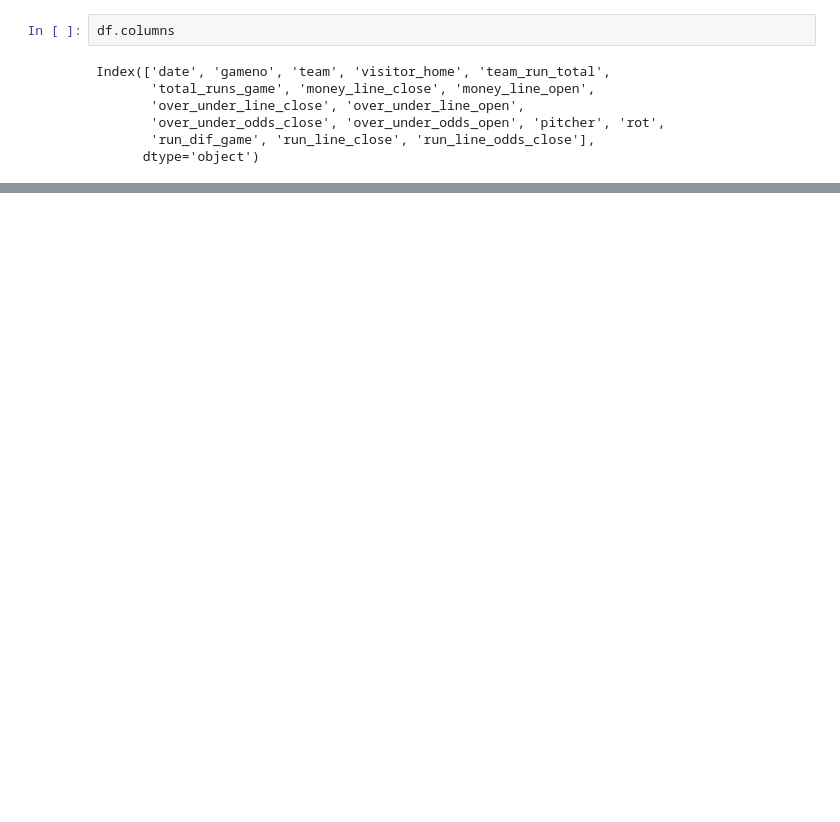
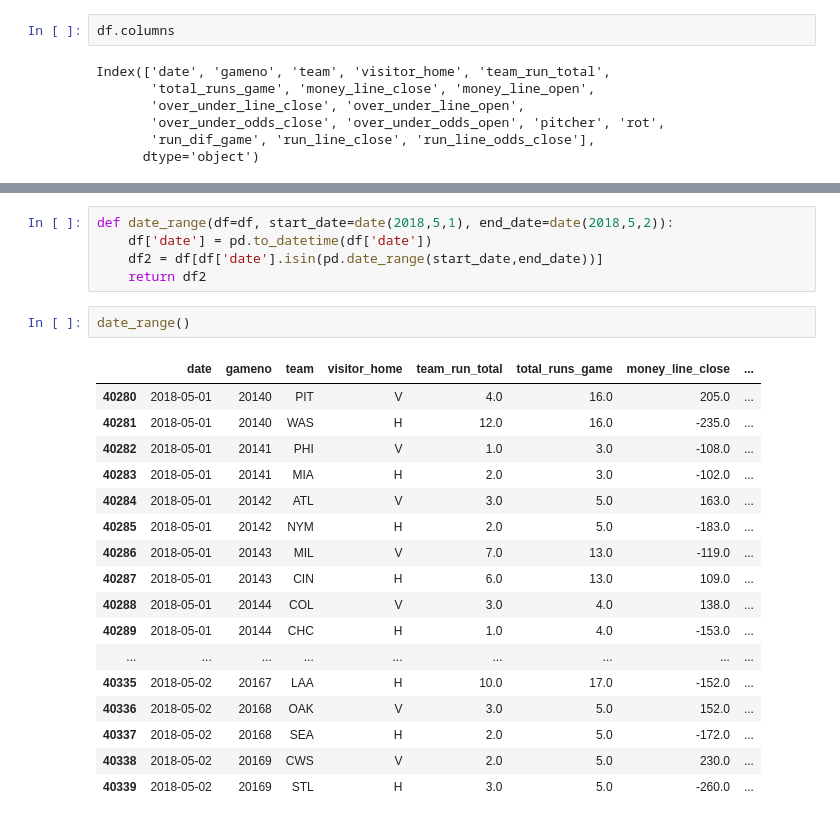
Before and after one commit to jacoblucas95/MLB-Betting-Strategies, a Jupyter notebook: run/setup/data/multiple_filters.ipynb, the cells around one changed output, grey strips where cells are left out. Saved outputs shown, nothing was run; the diff lists cells and outputs as text; blank space fills up the shorter version.

```diff
--- a/run/setup/data/multiple_filters.ipynb
+++ b/run/setup/data/multiple_filters.ipynb
@@ -112,0 +116,25 @@ f.get_df_o_fav()
+# %%
+def date_range(df=df, start_date=date(2018,5,1), end_date=date(2018,5,2)):
+    df['date'] = pd.to_datetime(df['date'])
+    df2 = df[df['date'].isin(pd.date_range(start_date,end_date))]
+    return df2
+# %%
+date_range()
+# %% [output]
+|  | date | gameno | team | visitor_home | team_run_total | total_runs_game | money_line_close | ... |
+| 40280 | 2018-05-01 | 20140 | PIT | V | 4.0 | 16.0 | 205.0 | ... |
+| 40281 | 2018-05-01 | 20140 | WAS | H | 12.0 | 16.0 | -235.0 | ... |
+| 40282 | 2018-05-01 | 20141 | PHI | V | 1.0 | 3.0 | -108.0 | ... |
+| 40283 | 2018-05-01 | 20141 | MIA | H | 2.0 | 3.0 | -102.0 | ... |
+| 40284 | 2018-05-01 | 20142 | ATL | V | 3.0 | 5.0 | 163.0 | ... |
+| 40285 | 2018-05-01 | 20142 | NYM | H | 2.0 | 5.0 | -183.0 | ... |
+| 40286 | 2018-05-01 | 20143 | MIL | V | 7.0 | 13.0 | -119.0 | ... |
+| 40287 | 2018-05-01 | 20143 | CIN | H | 6.0 | 13.0 | 109.0 | ... |
+| 40288 | 2018-05-01 | 20144 | COL | V | 3.0 | 4.0 | 138.0 | ... |
+| 40289 | 2018-05-01 | 20144 | CHC | H | 1.0 | 4.0 | -153.0 | ... |
+| ... | ... | ... | ... | ... | ... | ... | ... | ... |
+| 40335 | 2018-05-02 | 20167 | LAA | H | 10.0 | 17.0 | -152.0 | ... |
+| 40336 | 2018-05-02 | 20168 | OAK | V | 3.0 | 5.0 | 152.0 | ... |
+| 40337 | 2018-05-02 | 20168 | SEA | H | 2.0 | 5.0 | -172.0 | ... |
+| 40338 | 2018-05-02 | 20169 | CWS | V | 2.0 | 5.0 | 230.0 | ... |
+| 40339 | 2018-05-02 | 20169 | STL | H | 3.0 | 5.0 | -260.0 | ... |
```
Also changed, not shown: parts of 3 cells of this notebook, 2 other files.
